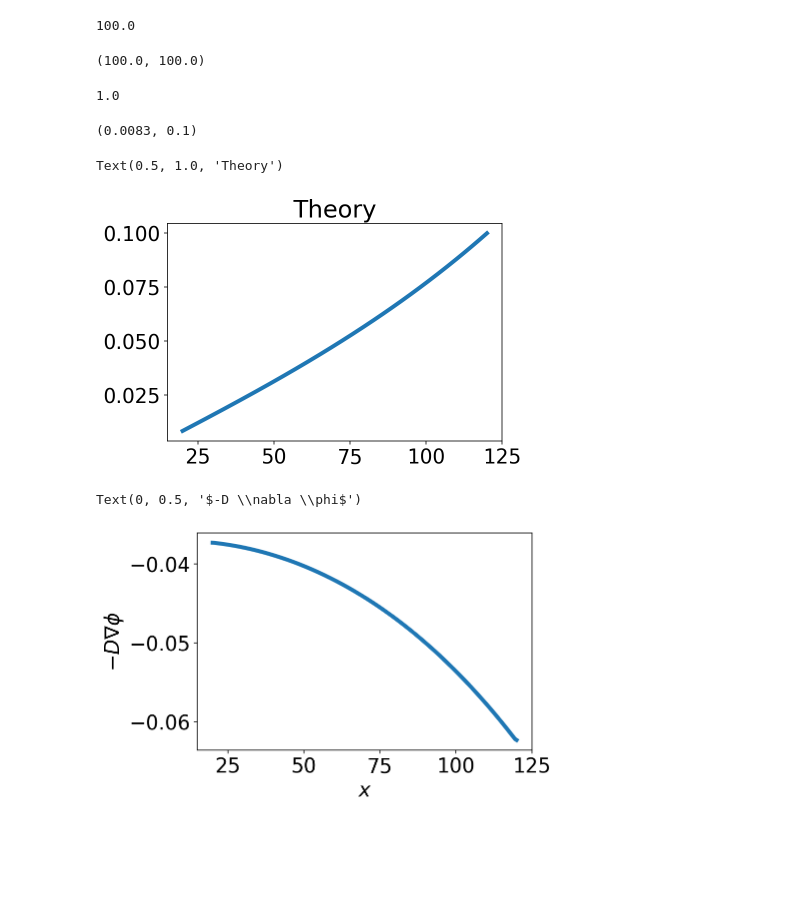
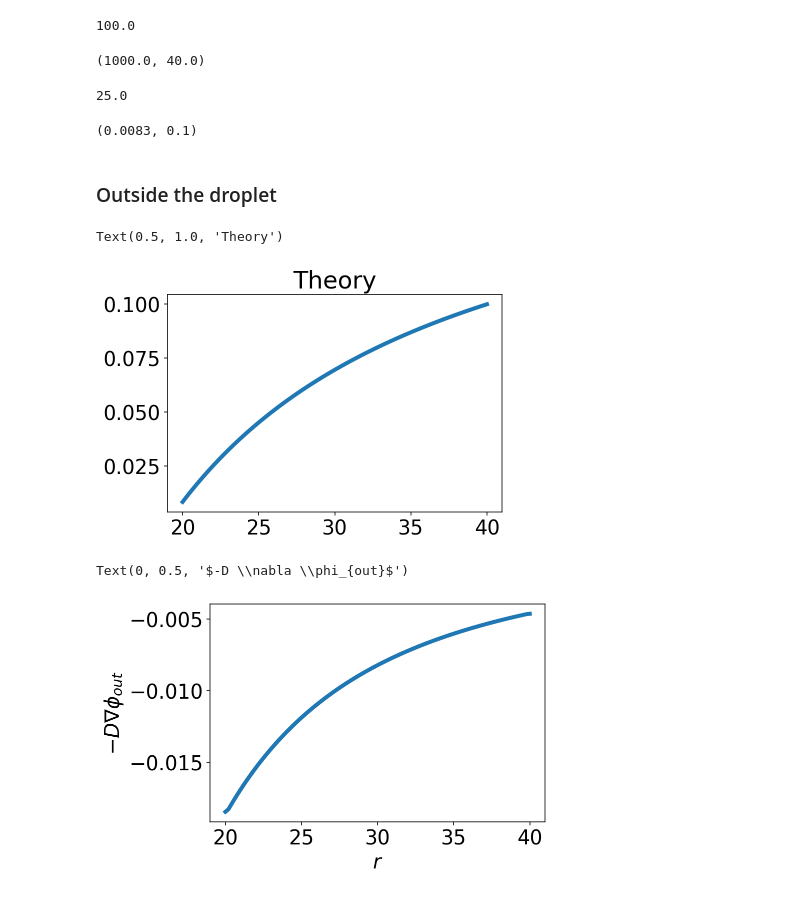
Before and after one commit to ajinkya-kulkarni/Phase-Separation, a Jupyter notebook: Analytics_Shell_SteadyState/Shell_SteadyState.ipynb, the cells around one changed output. Drawn from its saved outputs; the diff is of its cells as text; code cells hidden in the pictures; blank space fills up the shorter version.

```diff
--- a/Analytics_Shell_SteadyState/Shell_SteadyState.ipynb
+++ b/Analytics_Shell_SteadyState/Shell_SteadyState.ipynb
@@ -28,13 +36,15 @@ import agent_based
 # %%
-k = 1e-2
+k = 1e-3
 
-A = 0 * k
+A = 1e-1 * k
+
+# A = 0 * k
 
 D = 1e4 * k
 
 R = 20
 
-L = 100
+L = 20
 # %%
 A, D, k
 # %% [output]
@@ -52,11 +72,11 @@ timescale_diffusivity = (L**2 / D)
 
 timescale_k, timescale_diffusivity
 # %% [output]
-(100.0, 100.0)
+(1000.0, 40.0)
 # %%
 NS = round(timescale_k / timescale_diffusivity, 3)
 
 NS # This should be >= 0.1 for assuming steady state inside shell
 # %% [output]
-1.0
+25.0
 # %%
@@ -67,26 +87,28 @@ cfar = 0.1
 cEqOut, cfar
 # %% [output]
 (0.0083, 0.1)
+# %% [markdown]
+### Outside the droplet
 # %%
-x = np.linspace(R, R + L, 200)
+r = np.linspace(R, R + L, 100)
 
-analytical_solution = (np.exp(L/xeta)*(-1 + 1/(np.tanh(L/xeta)))*(A*np.sinh(L/xeta) +
-                                                                  (A - cfar*k)*np.sinh((R - x)/xeta) +
-                                                                  (-A + cEqOut*k)*np.sinh((L + R - x)/xeta)))/k
+analytical_solution = (np.exp(L/xeta)*(-1 + 1/(np.tanh(L/xeta))) * (A*r*np.sinh(L/xeta) -
+                                    (A - cfar*k)*(L + R)*np.sinh((r - R)/xeta) +
+                                    (-A + cEqOut*k)*R*np.sinh((L - r + R)/xeta)))/(k*r)
 
-plt.plot(x, analytical_solution, linewidth = 4)
+plt.plot(r, analytical_solution, linewidth = 4)
 
 plt.title('Theory')
 # %% [output]
 Text(0.5, 1.0, 'Theory')
-[figure, old version]
+[figure, new version]
 # %%
-plt.plot(x, -D*np.gradient(analytical_solution), linewidth = 4)
+plt.plot(r, -D*np.gradient(analytical_solution), linewidth = 4)
 
-plt.xlabel(r'$x$')
+plt.xlabel(r'$r$')
 
-plt.ylabel(r'$-D \nabla \phi$')
+plt.ylabel(r'$-D \nabla \phi_{out}$')
 # %% [output]
-Text(0, 0.5, '$-D \\nabla \\phi$')
+Text(0, 0.5, '$-D \\nabla \\phi_{out}$')
-[figure, old version]
+[figure, new version]
 # %%
```
Also changed, not shown: parts of 7 cells of this notebook, 2 other files.
